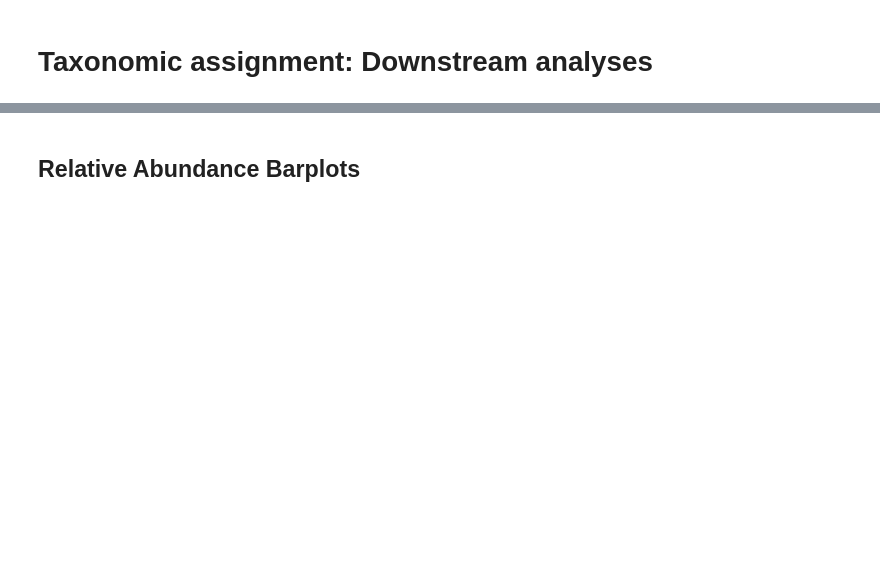
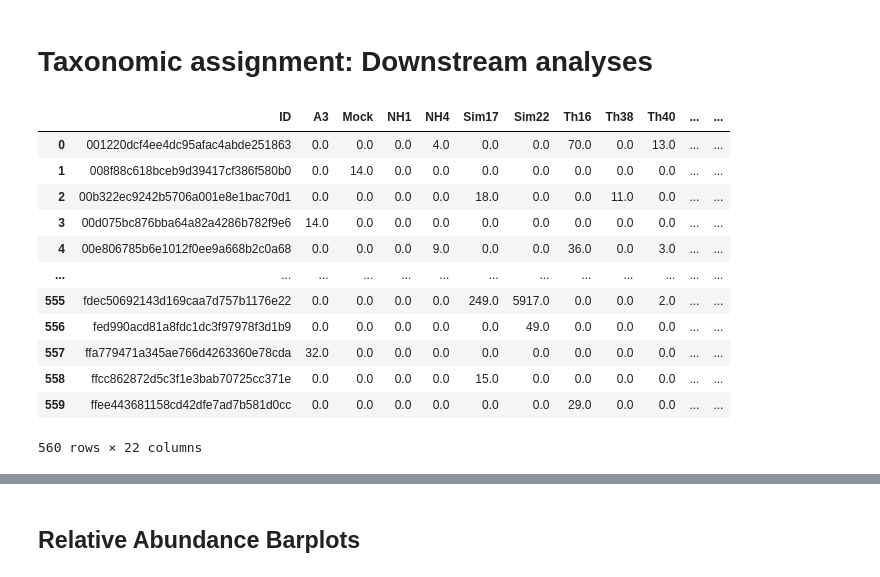
Before and after one commit to wRajter/vampyrella_2023, a Jupyter notebook: notebooks/taxonomic_assignment_downstream_analyses.ipynb, the cells around one changed output, grey strips where cells are left out. Drawn from its saved outputs; the diff is of its cells as text; code cells hidden in the pictures; blank space fills up the shorter version.

```diff
--- a/notebooks/taxonomic_assignment_downstream_analyses.ipynb
+++ b/notebooks/taxonomic_assignment_downstream_analyses.ipynb
@@ -20,2 +23,18 @@ asv_data=pd.read_csv(data_path, sep="\t")
+# %%
+otu_sim97
+# %% [output]
+|  | ID | A3 | Mock | NH1 | NH4 | Sim17 | Sim22 | Th16 | Th38 | Th40 | ... | ... |
+| 0 | 001220dcf4ee4dc95afac4abde251863 | 0.0 | 0.0 | 0.0 | 4.0 | 0.0 | 0.0 | 70.0 | 0.0 | 13.0 | ... | ... |
+| 1 | 008f88c618bceb9d39417cf386f580b0 | 0.0 | 14.0 | 0.0 | 0.0 | 0.0 | 0.0 | 0.0 | 0.0 | 0.0 | ... | ... |
+| 2 | 00b322ec9242b5706a001e8e1bac70d1 | 0.0 | 0.0 | 0.0 | 0.0 | 18.0 | 0.0 | 0.0 | 11.0 | 0.0 | ... | ... |
+| 3 | 00d075bc876bba64a82a4286b782f9e6 | 14.0 | 0.0 | 0.0 | 0.0 | 0.0 | 0.0 | 0.0 | 0.0 | 0.0 | ... | ... |
+| 4 | 00e806785b6e1012f0ee9a668b2c0a68 | 0.0 | 0.0 | 0.0 | 9.0 | 0.0 | 0.0 | 36.0 | 0.0 | 3.0 | ... | ... |
+| ... | ... | ... | ... | ... | ... | ... | ... | ... | ... | ... | ... | ... |
+| 555 | fdec50692143d169caa7d757b1176e22 | 0.0 | 0.0 | 0.0 | 0.0 | 249.0 | 5917.0 | 0.0 | 0.0 | 2.0 | ... | ... |
+| 556 | fed990acd81a8fdc1dc3f97978f3d1b9 | 0.0 | 0.0 | 0.0 | 0.0 | 0.0 | 49.0 | 0.0 | 0.0 | 0.0 | ... | ... |
+| 557 | ffa779471a345ae766d4263360e78cda | 32.0 | 0.0 | 0.0 | 0.0 | 0.0 | 0.0 | 0.0 | 0.0 | 0.0 | ... | ... |
+| 558 | ffcc862872d5c3f1e3bab70725cc371e | 0.0 | 0.0 | 0.0 | 0.0 | 15.0 | 0.0 | 0.0 | 0.0 | 0.0 | ... | ... |
+| 559 | ffee443681158cd42dfe7ad7b581d0cc | 0.0 | 0.0 | 0.0 | 0.0 | 0.0 | 0.0 | 29.0 | 0.0 | 0.0 | ... | ... |
+560 rows × 22 columns
 # %%
 # save as an excel table
```
Also changed, not shown: parts of 5 cells of this notebook, 4 other files.
